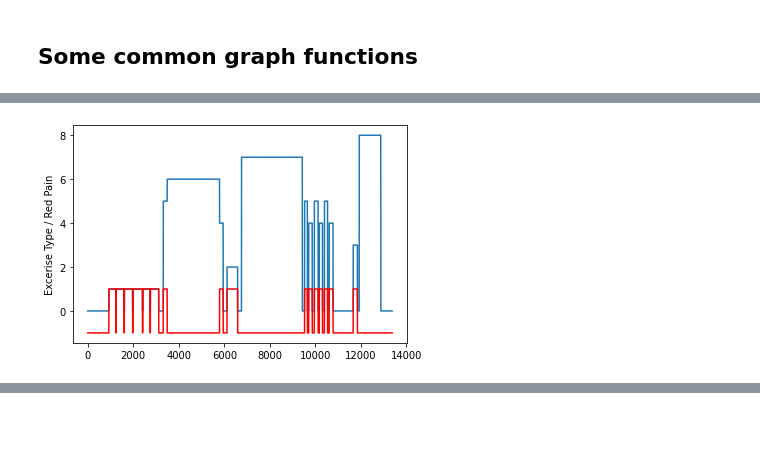
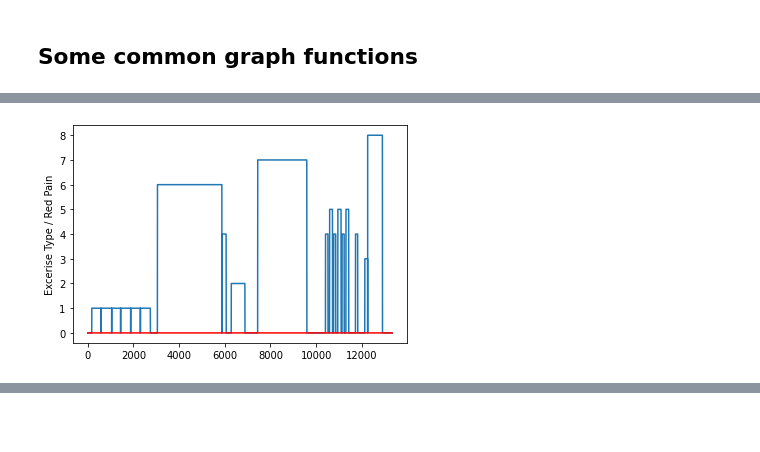
Before and after one commit to TobyDrane/Machine-Learning, a Jupyter notebook: EmoPAIN.ipynb, the cells around one changed output, grey strips where cells are left out. Drawn from its saved outputs; the diff is of its cells as text; code cells hidden in the pictures.

Commit message:
better data handling

```diff
--- a/EmoPAIN.ipynb
+++ b/EmoPAIN.ipynb
@@ -14,9 +14,3 @@ os.environ['KMP_DUPLICATE_LIB_OK']='True'
 ## Load an individual data file
 
 Shape is (N x 78) - where 78 is a fixed value, N is the number of frames
-# %%
-matFile = loadmat('./emo_data/train/P336D.mat')
-matFile.keys()
-data = matFile['data']
-
-print(data.shape)
@@ -24,0 +17,14 @@ print(data.shape)
+# %%
+train_fn = ['C56D', 'C93D', 'C382D', 'C382N', 'C544D', 'C709N', 'C788N', 'P113D', 'P113N', 'P191D', 'P191N', 'P299D', 'P300D', 'P336D', 'P492D', 'P492N', 'P531N', 'P699D', 'P699N', 'P890N', 'P921D', 'P921N']
+
+data = []
+# Load all train files
+for i in range(len(train_fn)):
+    name = train_fn[i]
+    matFile = loadmat('./emo_data/train/' + name + '.mat')
+    matFile.keys()
+    data.append(matFile['data'])
+
+# Note the second dimension for every file has a different length
+data = np.array(data)
+print(data.shape)
@@ -60,8 +68,8 @@ plot_all_coords(X_coords, Y_coords, Z_coords)
 # %%
-plt.plot(data[:, 70])
-plt.plot(data[:, 71], color = 'red')
+plt.plot(data[0][:, 70])
+plt.plot(data[0][:, 71], color = 'red')
 plt.ylabel('Excerise Type / Red Pain')
 plt.show()
 # %% [output]
-[figure, old version]
+[figure, new version]
 # %%
```
Also changed, not shown: parts of 8 cells of this notebook.
